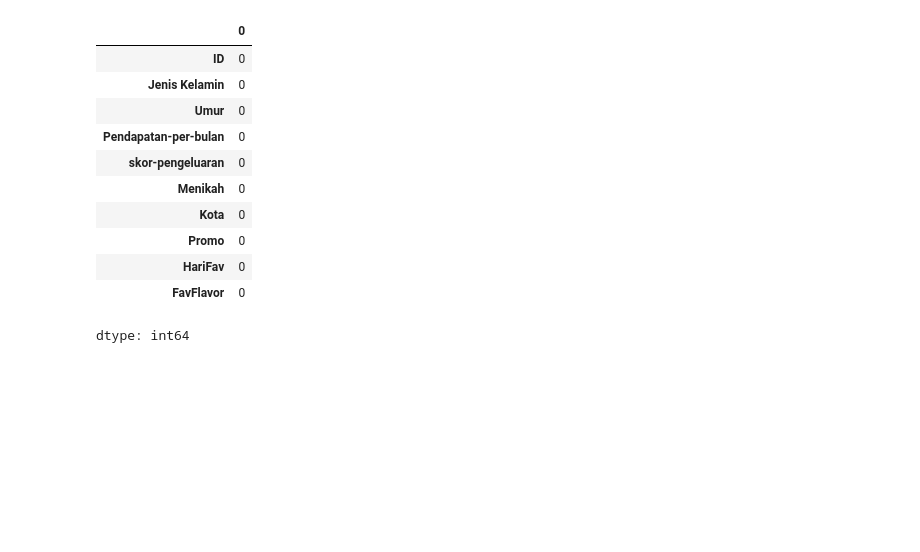
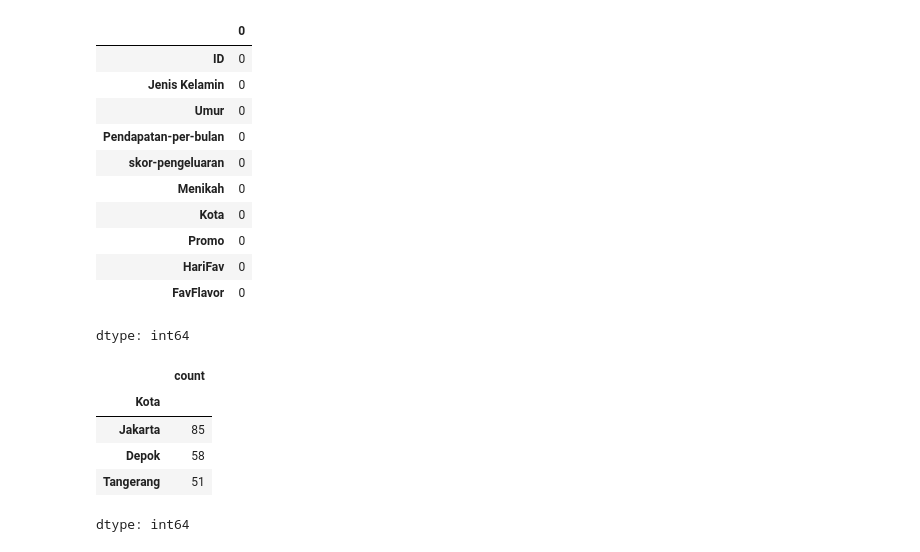
Before and after one commit to sahrul3114/Case-Study-Clustering-Analysis-Association-Rule, a Jupyter notebook: CP_02_Data_Mining_Kelompok_I.ipynb, the cells around one changed output. Cells and saved outputs as stored; diff of their text form; code cells hidden in the pictures; blank space fills up the shorter version.

```diff
--- a/CP_02_Data_Mining_Kelompok_I.ipynb
+++ b/CP_02_Data_Mining_Kelompok_I.ipynb
@@ -448,3 +442,12 @@ df.isna().sum()
 | HariFav | 0 |
 | FavFlavor | 0 |
 dtype: int64
+# %%
+df['Kota'].value_counts()
+# %% [output]
+|  | count |
+| Kota |  |
+| Jakarta | 85 |
+| Depok | 58 |
+| Tangerang | 51 |
+dtype: int64
```
Also changed, not shown: parts of 2 cells of this notebook.
